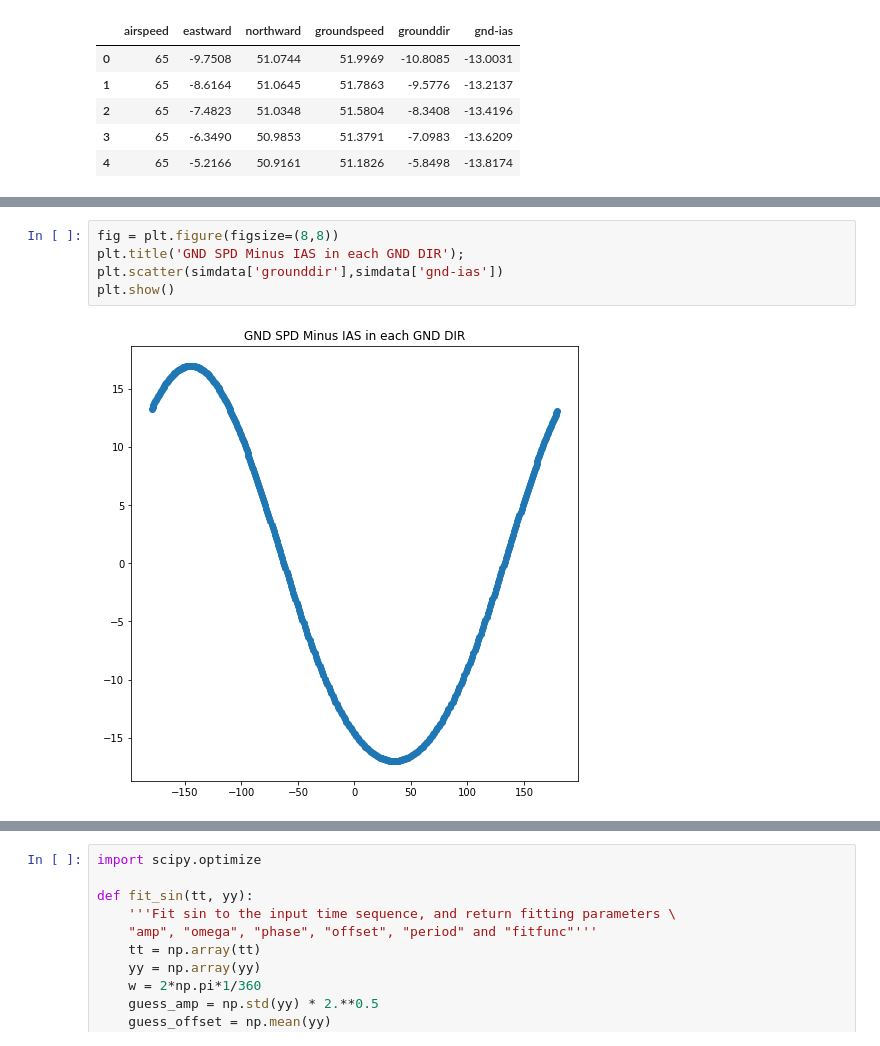
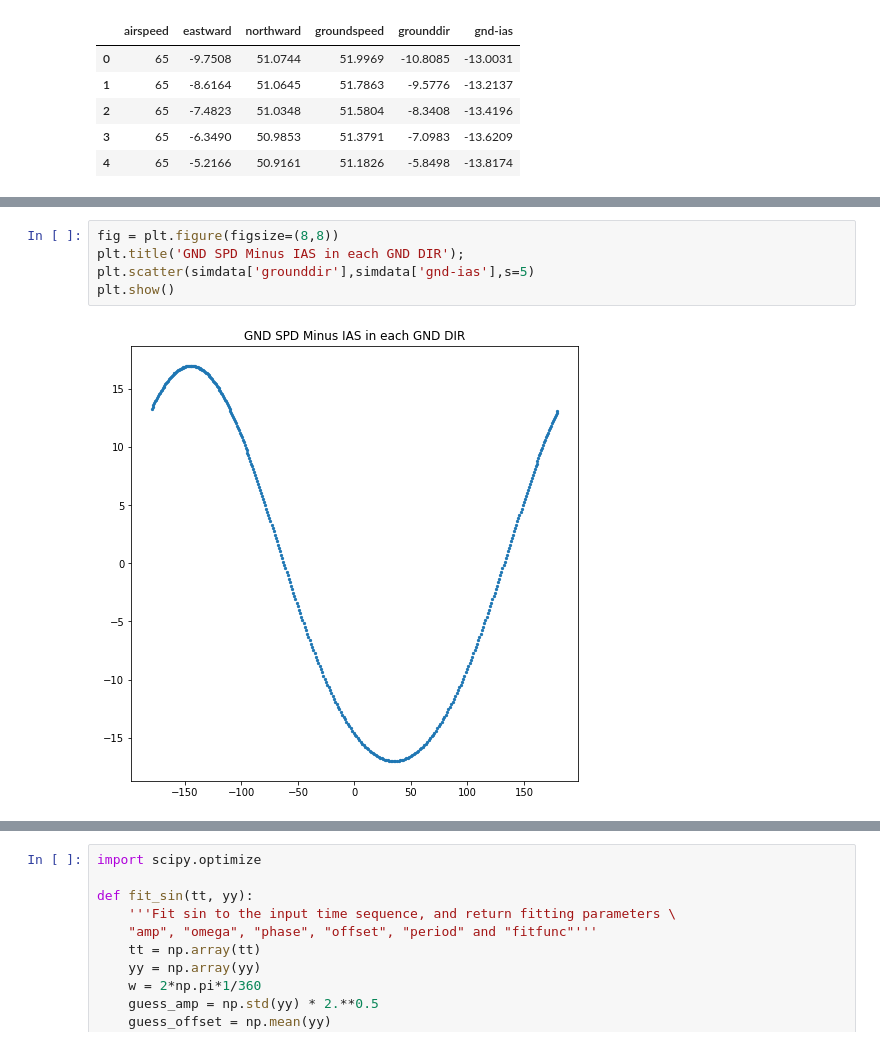
Before and after one commit to busbykt/RPi4Aviation, a Jupyter notebook: Ground Wind Velocity.ipynb, the cells around one changed output, grey strips where cells are left out. Saved outputs shown, nothing was run; the diff lists cells and outputs as text.

```diff
--- a/Ground Wind Velocity.ipynb
+++ b/Ground Wind Velocity.ipynb
@@ -163,10 +163,10 @@ plt.show()
 # %%
 fig = plt.figure(figsize=(8,8))
 plt.title('GND SPD Minus IAS in each GND DIR');
-plt.scatter(simdata['grounddir'],simdata['gnd-ias'])
+plt.scatter(simdata['grounddir'],simdata['gnd-ias'],s=5)
 plt.show()
 # %% [output]
-[figure, old version]
+[figure, new version]
 # %%
 import numpy.polynomial.polynomial as poly
 
```
Also changed, not shown: parts of 5 cells of this notebook.
